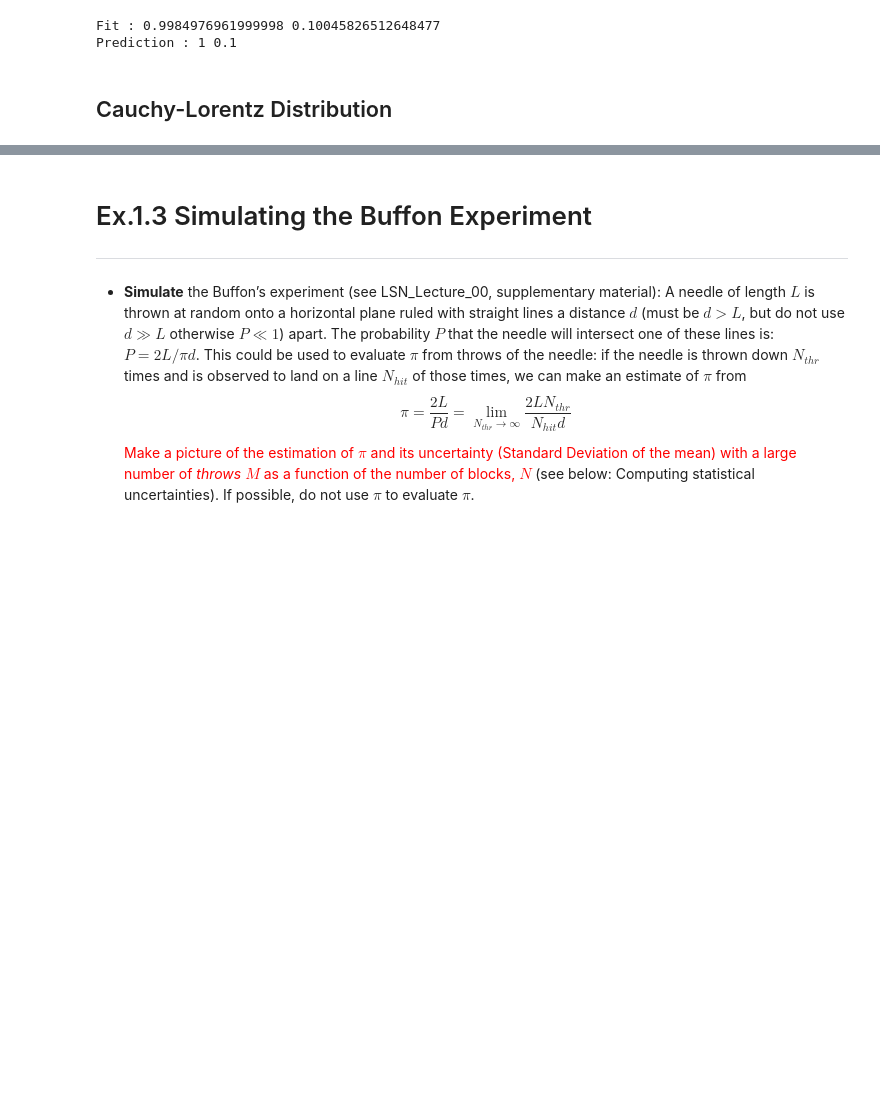
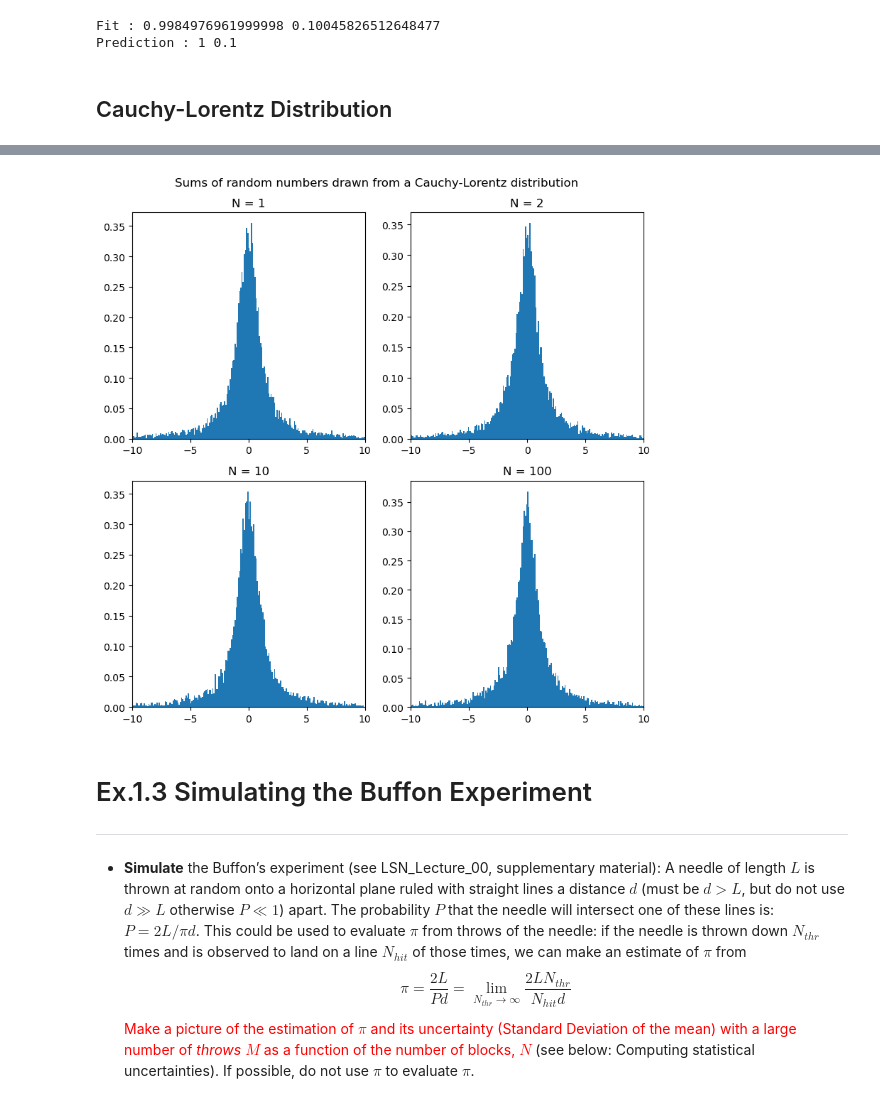
Before and after one commit to seangowen/LSN, a Jupyter notebook: Exercise1_Gowen/Exercise1_Gowen.ipynb, the cells around one changed output, grey strips where cells are left out. Cells and saved outputs as stored; diff of their text form; code cells hidden in the pictures; blank space fills up the shorter version.

```diff
--- a/Exercise1_Gowen/Exercise1_Gowen.ipynb
+++ b/Exercise1_Gowen/Exercise1_Gowen.ipynb
@@ -474,3 +493,23 @@ plt.show()
+# %%
+datafile = "./EX1_Parallel_Random_Generator/CLT_output_files/CLT_lorentzian_out.dat"
+
+sums1, sums2, sums10, sums100 = np.loadtxt(datafile, usecols=(0, 1, 2, 3), delimiter=" ", unpack="true")
+
+fig, axes = plt.subplots(2, 2, figsize=(8, 8))
+fig.suptitle("Sums of random numbers drawn from a Cauchy-Lorentz distribution")
+
+datasets = [sums1, sums2, sums10, sums100]
+titles = ["N = 1", "N = 2", "N = 10", "N = 100"]
+
+for ax, data, title in zip(axes.ravel(), datasets, titles):
+    ax.hist(data, bins=200, density=True, range=(-10, 10))  # RESTRICTING DATA
+    ax.set_title(title)
+    ax.set_xlim(-10, 10)  # FOCUSING ON BINS IN THE RANGE ±10
+
+plt.tight_layout()
+plt.show()
+# %% [output]
+[figure, added]
 # %% [markdown]
 # Ex.1.3 Simulating the Buffon Experiment #
 -------------
```
Also changed, not shown: parts of 3 cells of this notebook.
